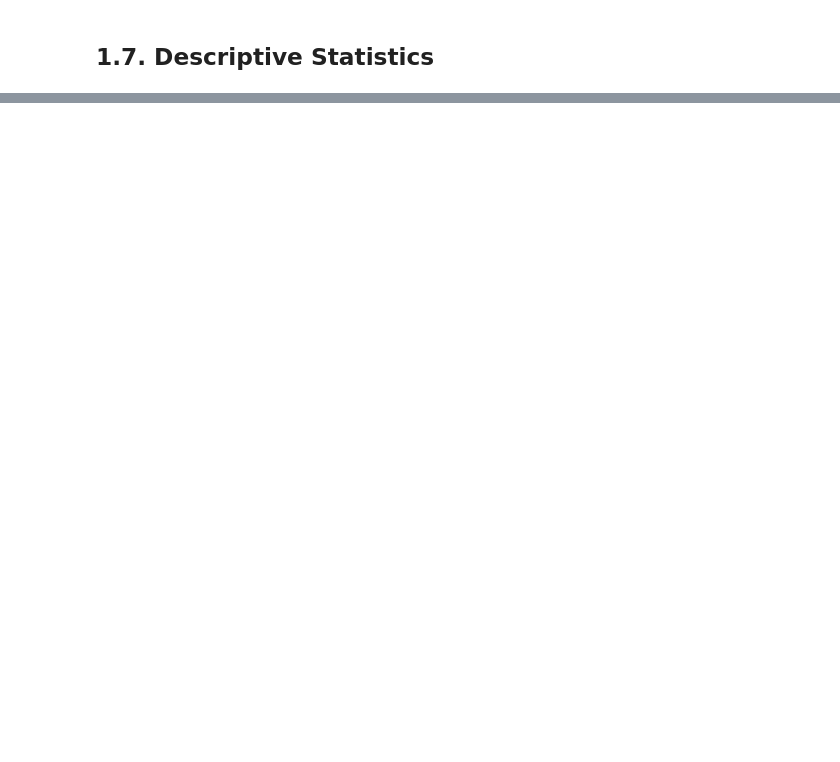
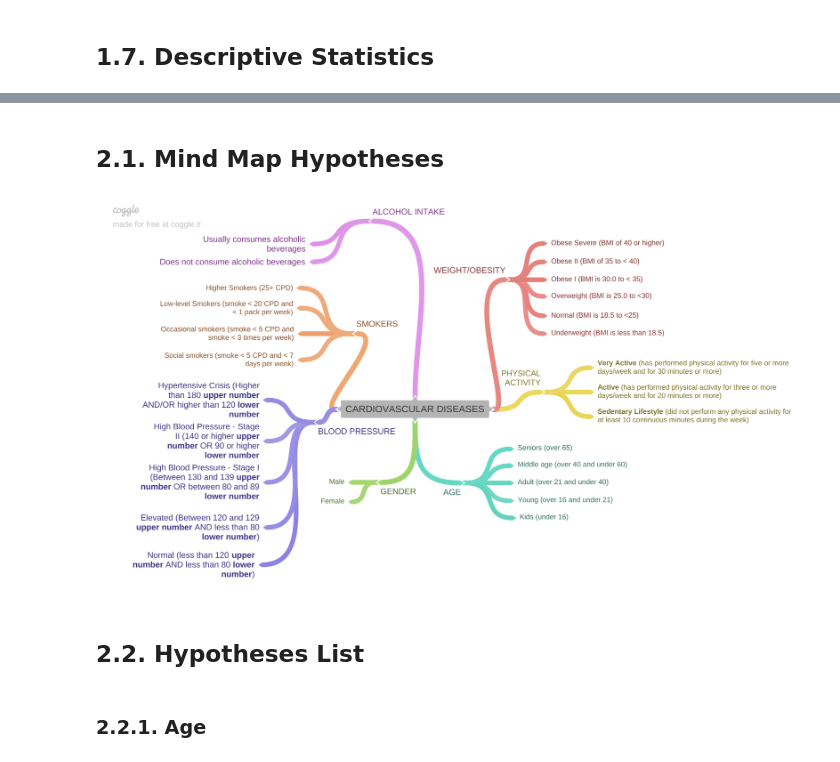
Before and after one commit to emidiovaleretto/cardio-catch-diseases, a Jupyter notebook: Cardio_Catch_Diseases.ipynb, the cells around one changed output, grey strips where cells are left out. Drawn from its saved outputs; the diff is of its cells as text; code cells hidden in the pictures; blank space fills up the shorter version.

```diff
--- a/Cardio_Catch_Diseases.ipynb
+++ b/Cardio_Catch_Diseases.ipynb
@@ -308,0 +326,10 @@ ct
+# %% [markdown]
+## 2.1. Mind Map Hypotheses
+# %%
+Image('img/mindmap.png')
+# %% [output]
+[figure, added]
+# %% [markdown]
+## 2.2. Hypotheses List
+# %% [markdown]
+### 2.2.1. Age
```
Also changed, not shown: parts of 28 cells of this notebook.
